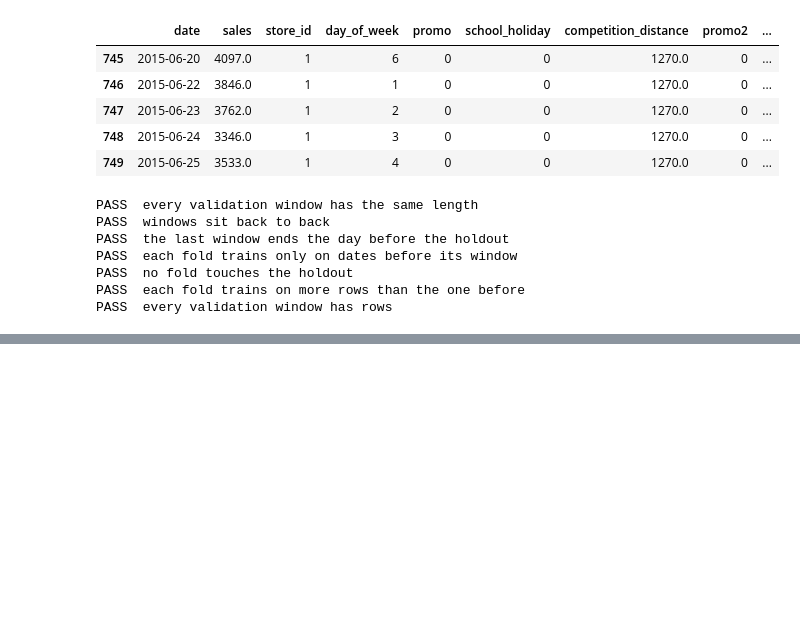
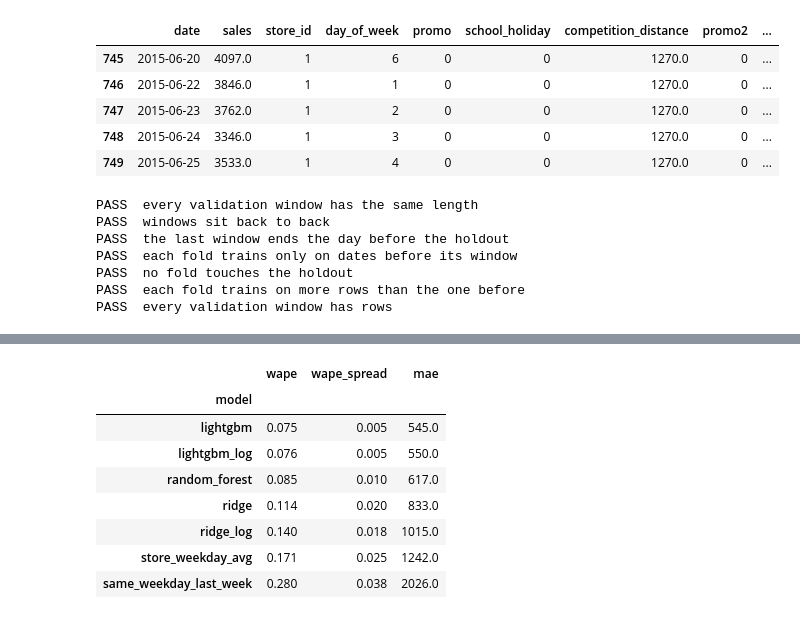
Before and after one commit to rimvelvet31/rossmann-retail-demand-forecasting, a Jupyter notebook: notebooks/notebook.ipynb, the cells around one changed output, grey strips where cells are left out. Cells and saved outputs as stored; diff of their text form; code cells hidden in the pictures; blank space fills up the shorter version.

Commit message:
feat: add baselines and model backtest to notebook

```diff
--- a/notebooks/notebook.ipynb
+++ b/notebooks/notebook.ipynb
@@ -2348,0 +2422,3 @@ PASS  every validation window has rows
+# %%
+summary = baseline_scores.groupby("model").agg(wape=("wape", "mean"), wape_spread=("wape", "std"), mae=("mae", "mean"))
+summary.round({"wape": 3, "wape_spread": 3, "mae": 0})
@@ -2348,0 +2484,14 @@ PASS  every validation window has rows
+# %%
+ridge_features = [col for col in FEATURES if col != "store_id"]
+one_hot_cols = ["day_of_week", "month"]
+log_cols = ["competition_distance"]
+plain_cols = [col for col in ridge_features if col not in one_hot_cols + log_cols]
+
+def ridge_model():
+    return make_ridge(one_hot_cols, log_cols, plain_cols, RIDGE_ALPHA)
+
+ridge_scores = pd.concat([
+    backtest(model_df, folds, "ridge", ridge_model, ridge_features, "sales", "date"),
+    backtest(model_df, folds, "ridge_log", ridge_model, ridge_features, "sales", "date", log_target=True),
+], ignore_index=True)
+ridge_scores
@@ -2348,0 +2534,9 @@ PASS  every validation window has rows
+# %%
+rf_features = [col for col in FEATURES if col != "store_id"]
+rf_params = {"n_estimators": 50, "min_samples_leaf": 10, "max_features": 0.5}
+
+def forest_model():
+    return RandomForestRegressor(**rf_params, n_jobs=-1, random_state=RANDOM_SEED)
+
+rf_scores = backtest(model_df, folds, "random_forest", forest_model, rf_features, "sales", "date")
+rf_scores
@@ -2348,0 +2576,13 @@ PASS  every validation window has rows
+# %%
+# store_id becomes a category with a fixed list of the 1,115 stores, so every fold sees the same categories
+lgbm_df = model_df.assign(store_id=pd.Categorical(model_df["store_id"]))
+lgbm_params = {"n_estimators": 500, "learning_rate": 0.05, "num_leaves": 63, "subsample": 0.8, "subsample_freq": 1, "colsample_bytree": 0.8}
+
+def lgbm_model():
+    return LGBMRegressor(**lgbm_params, random_state=RANDOM_SEED, n_jobs=-1, verbose=-1)
+
+lgbm_scores = pd.concat([
+    backtest(lgbm_df, folds, "lightgbm", lgbm_model, FEATURES, "sales", "date"),
+    backtest(lgbm_df, folds, "lightgbm_log", lgbm_model, FEATURES, "sales", "date", log_target=True),
+], ignore_index=True)
+lgbm_scores
@@ -2348,0 +2597,12 @@ PASS  every validation window has rows
+# %%
+summarize_scores(pd.concat([baseline_scores, ridge_scores, rf_scores, lgbm_scores], ignore_index=True))
+# %% [output]
+|  | wape | wape_spread | mae |
+| model |  |  |  |
+| lightgbm | 0.075 | 0.005 | 545.0 |
+| lightgbm_log | 0.076 | 0.005 | 550.0 |
+| random_forest | 0.085 | 0.010 | 617.0 |
+| ridge | 0.114 | 0.020 | 833.0 |
+| ridge_log | 0.140 | 0.018 | 1015.0 |
+| store_weekday_avg | 0.171 | 0.025 | 1242.0 |
+| same_weekday_last_week | 0.280 | 0.038 | 2026.0 |
```
Also changed, not shown: parts of 21 cells of this notebook.
